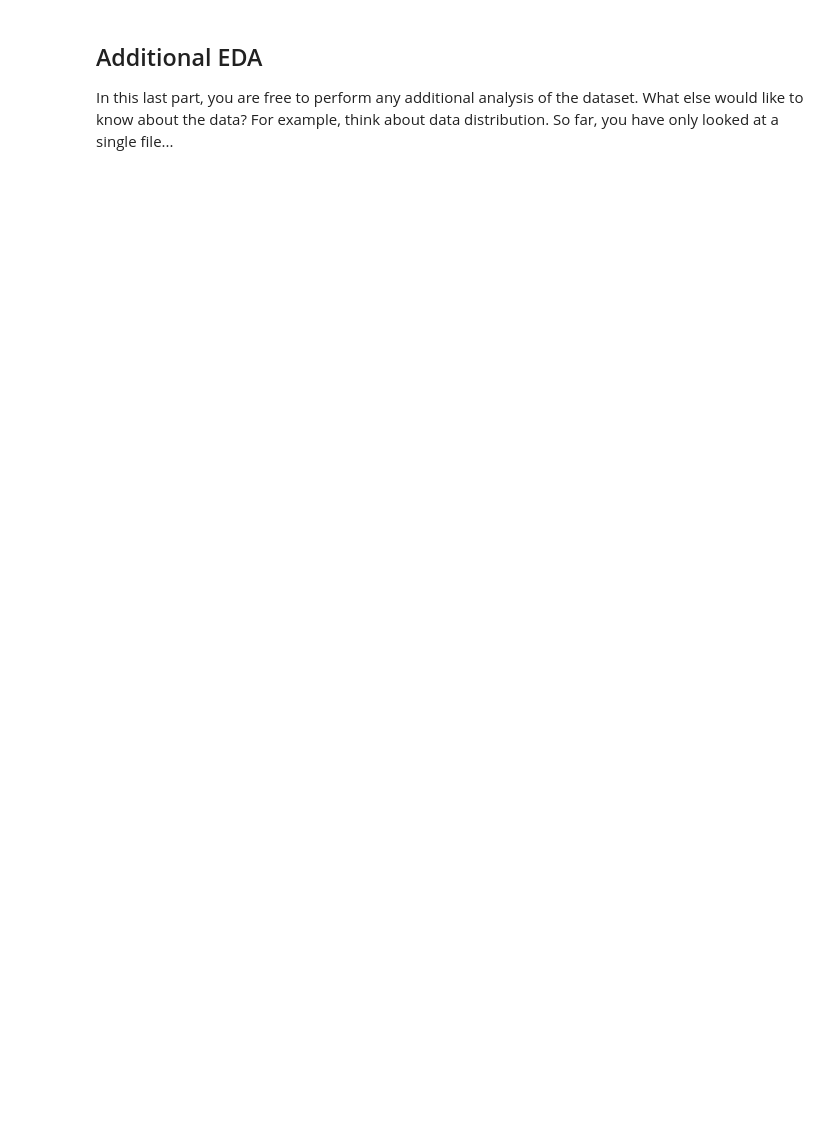
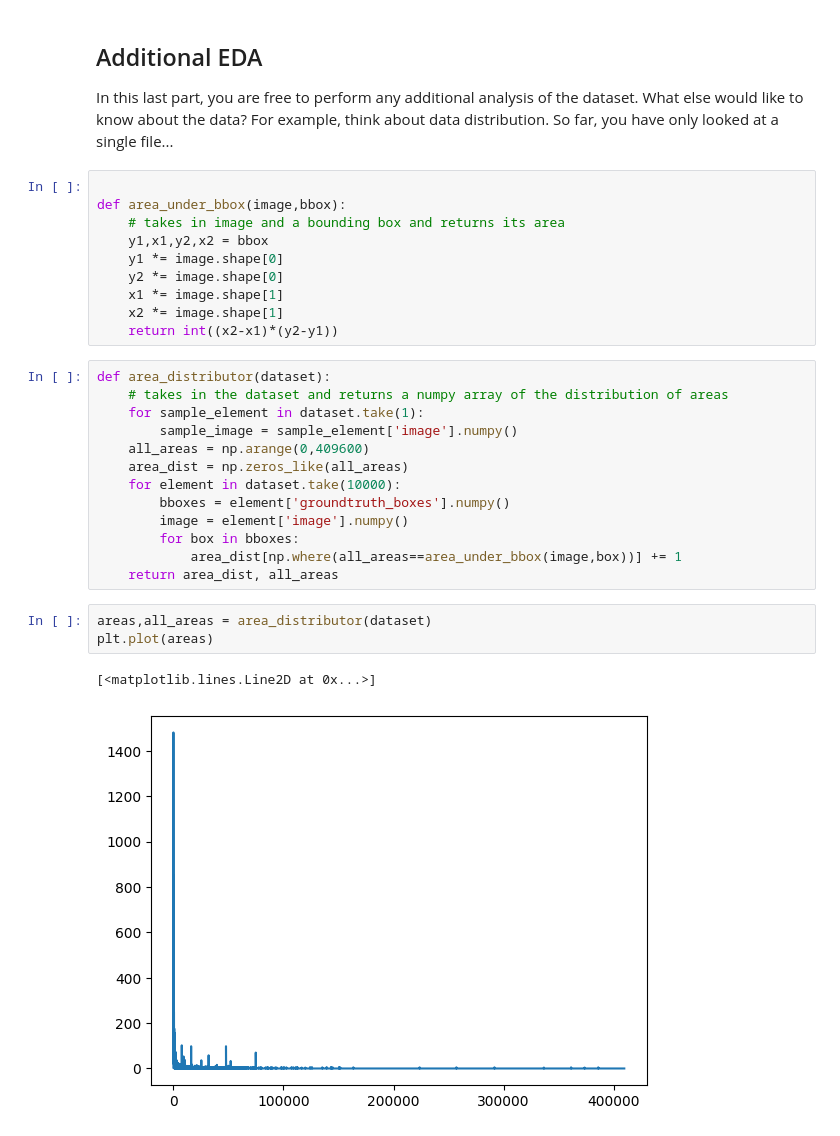
Before and after one commit to nishantBudia/Object-Detection-in-an-Urban-Environment, a Jupyter notebook: Exploratory Data Analysis.ipynb, the cells around one changed output. Drawn from its saved outputs; the diff is of its cells as text; blank space fills up the shorter version.

```diff
--- a/Exploratory Data Analysis.ipynb
+++ b/Exploratory Data Analysis.ipynb
@@ -85,3 +101,32 @@ display_instances(10)
 
 In this last part, you are free to perform any additional analysis of the dataset. What else would like to know about the data?
 For example, think about data distribution. So far, you have only looked at a single file...
+# %%
+
+def area_under_bbox(image,bbox):
+    # takes in image and a bounding box and returns its area
+    y1,x1,y2,x2 = bbox
+    y1 *= image.shape[0]
+    y2 *= image.shape[0]
+    x1 *= image.shape[1]
+    x2 *= image.shape[1]
+    return int((x2-x1)*(y2-y1))
+# %%
+def area_distributor(dataset):
+    # takes in the dataset and returns a numpy array of the distribution of areas
+    for sample_element in dataset.take(1):
+        sample_image = sample_element['image'].numpy()
+    all_areas = np.arange(0,409600)
+    area_dist = np.zeros_like(all_areas)
+    for element in dataset.take(10000):
+        bboxes = element['groundtruth_boxes'].numpy()
+        image = element['image'].numpy()
+        for box in bboxes:
+            area_dist[np.where(all_areas==area_under_bbox(image,box))] += 1
+    return area_dist, all_areas
+# %%
+areas,all_areas = area_distributor(dataset)
+plt.plot(areas)
+# %% [output]
+[<matplotlib.lines.Line2D at 0x...>]
+[figure, added]
```
Also changed, not shown: parts of 6 cells of this notebook.
